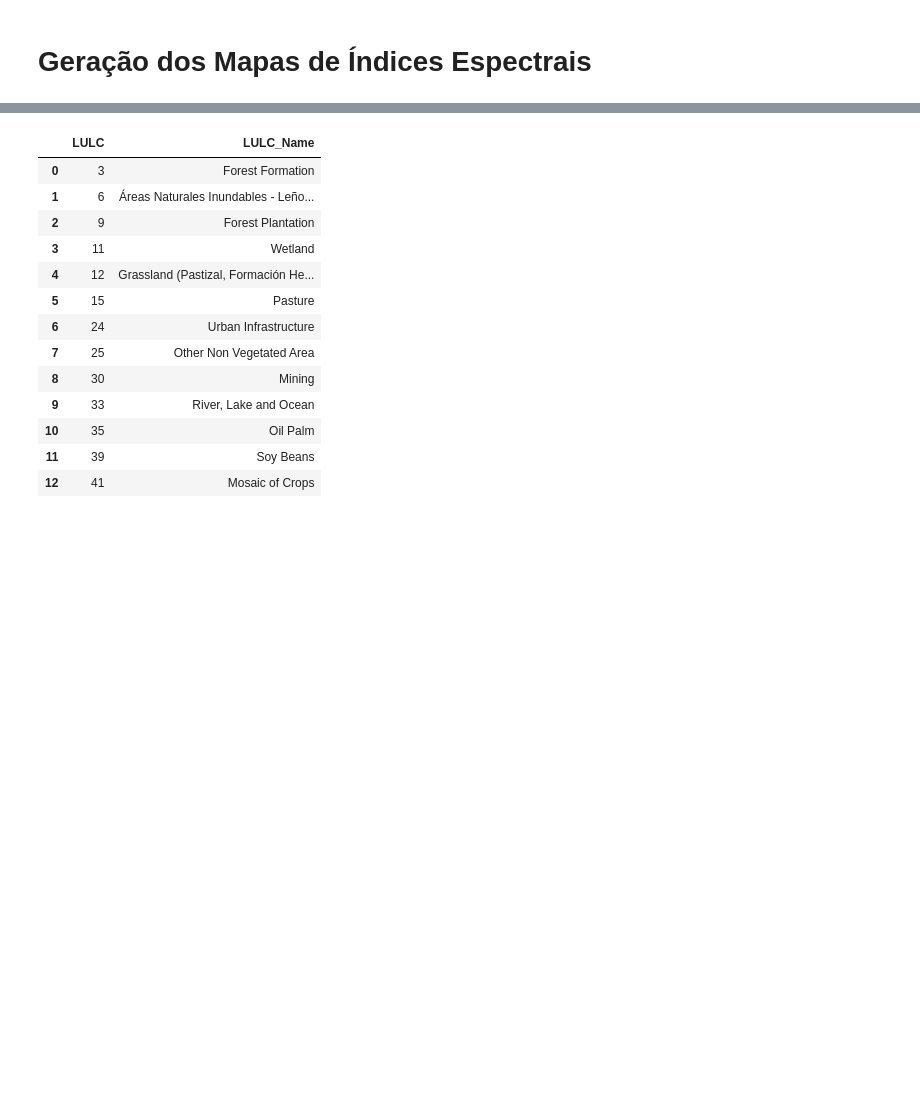
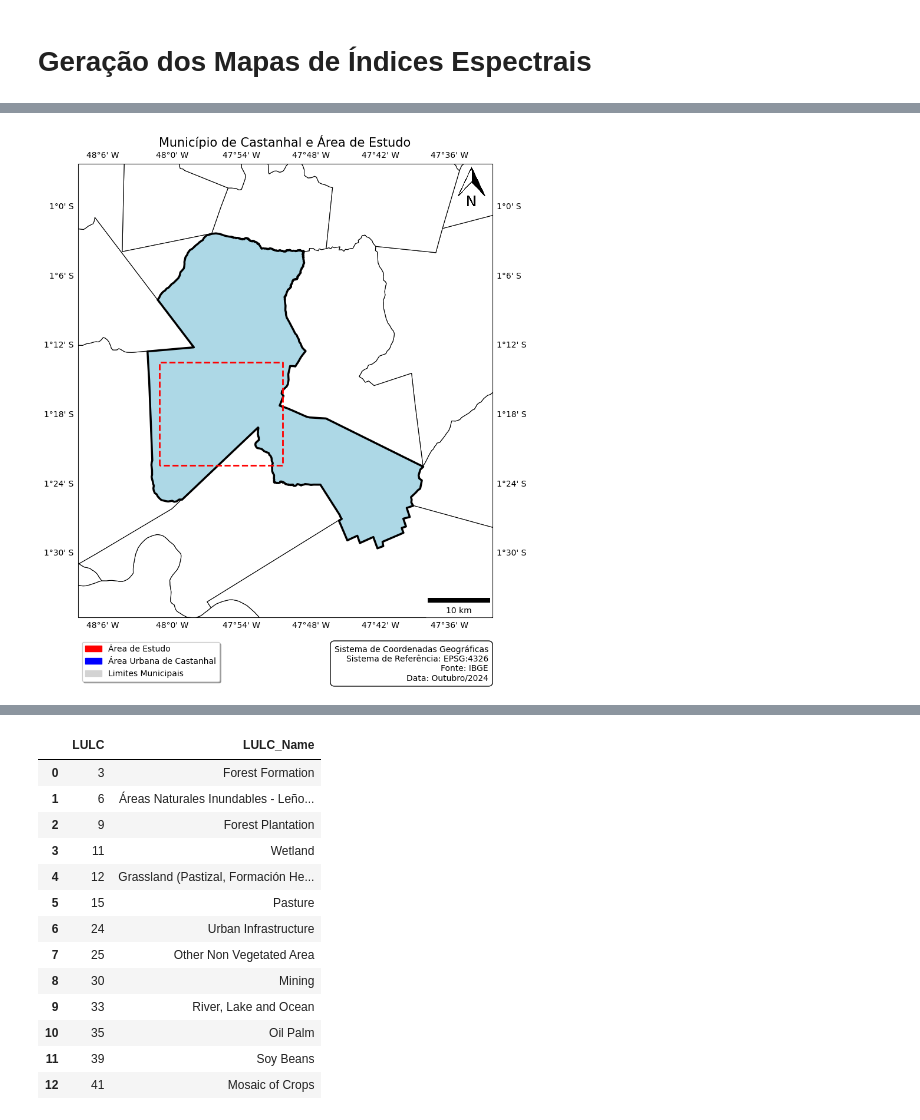
Before and after one commit to PHVGuimaraes-dev/RS_UHI_2023_Castanhal-PA, a Jupyter notebook: UHI_Castanhal_SBSR2025.ipynb, the cells around one changed output, grey strips where cells are left out. Saved outputs shown, nothing was run; the diff lists cells and outputs as text; code cells hidden in the pictures; blank space fills up the shorter version.

```diff
--- a/UHI_Castanhal_SBSR2025.ipynb
+++ b/UHI_Castanhal_SBSR2025.ipynb
@@ -59,13 +57,4 @@ ee.Authenticate()
 True
 # %%
 ee.Initialize(project='geers-phvguimaraesdev')
-# %%
-# ROI - Município inteiro
-dir  = '/content/drive/MyDrive/Artigos/RS_UHI_Amazon'
-cast_shp = gpd.read_file(f'{dir}/Mun_Amazonia_Legal_2021/Mun_Amazonia_Legal_2021.shp')
-cast_shp = cast_shp[cast_shp['NM_MUN'].isin(['Castanhal'])]
-cast_shp.to_crs("EPSG:4326", inplace=True)
-geometry = cast_shp.geometry.iloc[0]
-geojson = geometry.__geo_interface__
-roi = ee.Geometry(geojson)
 # %%
@@ -363 +327,82 @@ plt.show()
+# %%
+# Carregar o shapefile dos municípios brasileiros
+shapefile_path = f'{dir}/shp_para/limites_municipais_ibge.shp'
+brazil_municipalities = gpd.read_file(shapefile_path)
+
+# Filtrar para o município de Castanhal no estado do Pará
+para = brazil_municipalities[brazil_municipalities['siglauf'] == 'PA']
+castanhal = para[para['nmmun'].str.upper() == 'CASTANHAL']
+
+#castanhal = brazil_municipalities[(brazil_municipalities['siglauf'] == 'PA') &
+#                                  (brazil_municipalities['nmmun'].str.upper() == 'CASTANHAL')]
+# %%
+fig, ax = plt.subplots(figsize=(12, 10), subplot_kw={'projection': ccrs.PlateCarree()})
+
+para.plot(ax=ax, edgecolor='black', facecolor='white', linewidth=0.8, transform=ccrs.PlateCarree())
+castanhal.plot(ax=ax, color='lightblue', edgecolor='black', linewidth=2.5, transform=ccrs.PlateCarree())
+ax.set_title('Município de Castanhal e Área de Estudo', fontsize=15)
+ax.add_feature(cfeature.BORDERS, linestyle=':')
+ax.add_feature(cfeature.COASTLINE)
+ax.add_feature(cfeature.LAND, edgecolor='black')
+ax.add_feature(cfeature.OCEAN)
+
+
+cast = [[-48.0185, -1.3733], [-48.0185, -1.2243], [-47.8405, -1.2243], [-47.8405, -1.3733]]
+roi_gdf = gpd.GeoDataFrame(index=[0],crs='EPSG:4326',geometry=[Polygon(cast_shp)])
+# Plotar o ROI urbano (ajuste as cores e estilo conforme necessário)
+roi_gdf.plot(ax=ax, edgecolor='red', facecolor='none', linewidth=2, linestyle='--', transform=ccrs.PlateCarree(), label='Área Urbana Estimada')
+
+
+# Ajustar limites do gráfico para focar no município
+xmin, ymin, xmax, ymax = castanhal.total_bounds
+buffer = 0.1  # Ajuste o valor do buffer para um melhor enquadramento do município
+ax.set_extent([xmin - buffer, xmax + buffer, ymin - buffer, ymax + buffer], crs=ccrs.PlateCarree())
+
+# Set up gridlines and custom format for labels
+gl = ax.gridlines(draw_labels=True, alpha=0, linestyle='--')
+gl.xformatter = FuncFormatter(lambda x, pos: decimal_to_deg_min_cpy(x, is_latitude=False))
+gl.yformatter = FuncFormatter(lambda y, pos: decimal_to_deg_min_cpy(y, is_latitude=True))
+gl.xlabel_style = {'size': 10}
+gl.ylabel_style = {'size': 10}
+
+extent = [bounds.left, bounds.right, bounds.bottom, bounds.top]
+
+# Obtain the points of reference
+center_latitude = (bounds.bottom + bounds.top) / 2
+point1 = (center_latitude, bounds.left)
+point2 = (center_latitude, bounds.left + 1)
+
+# Calculate the distance in meters between these two points
+distance_meters = geodesic(point1, point2).meters
+
+# Add a scalebar
+
+ax.add_artist(scalebar)
+
+# Seta Norte
+img = plt.imread(f"{dir_img}/north_arrow.png")
+imagebox = OffsetImage(img, zoom=0.020)
+ab = AnnotationBbox(imagebox, (0.95, 0.95), frameon=False, xycoords='axes fraction')
+plt.gca().add_artist(ab)
+
+# Custom legend in the bottom center
+legend_handles = [
+    mpatches.Patch(color='red', label='Área de Estudo'),
+    mpatches.Patch(color='blue', label='Área Urbana de Castanhal'),
+    mpatches.Patch(color='lightgrey', label='Limites Municipais'),
+]
+# Modify the legend to stack vertically
+plt.legend(handles=legend_handles, loc='lower left', bbox_to_anchor=(0.0, -0.15),
+           fancybox=True, shadow=True, ncol=1)
+
+
+text_str = "Sistema de Coordenadas Geográficas\nSistema de Referência: EPSG:4326\nFonte: IBGE\nData: Outubro/2024"
+plt.text(0.80, 0.00, text_str, transform=fig.transFigure, fontsize=10,
+         verticalalignment='bottom', horizontalalignment='right',
+         bbox=dict(facecolor='white', edgecolor='black', boxstyle='round,pad=0.5'))
+
+plt.savefig(f'{dir_img}/Castanhal_Mapa.jpeg', bbox_inches='tight', format='jpeg', dpi=300)
+plt.show()
+# %% [output]
+[figure, added]
 # %% [markdown]
```
Also changed, not shown: parts of 42 cells of this notebook.
